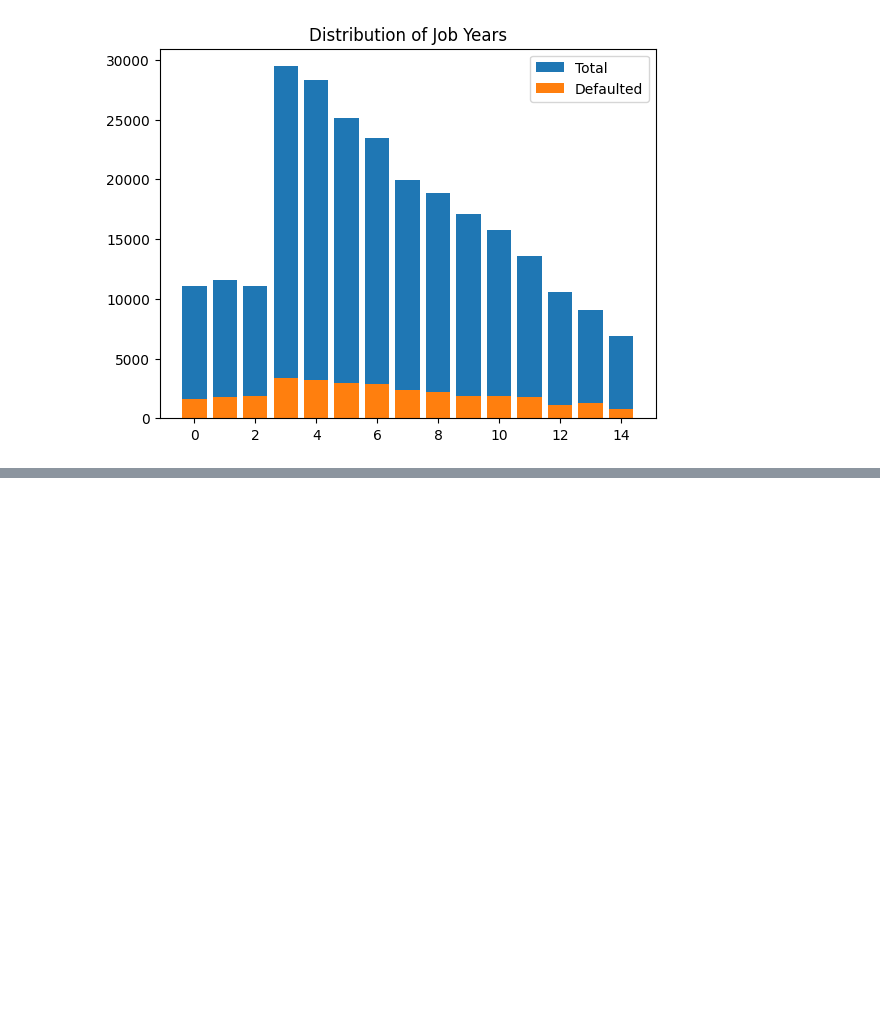
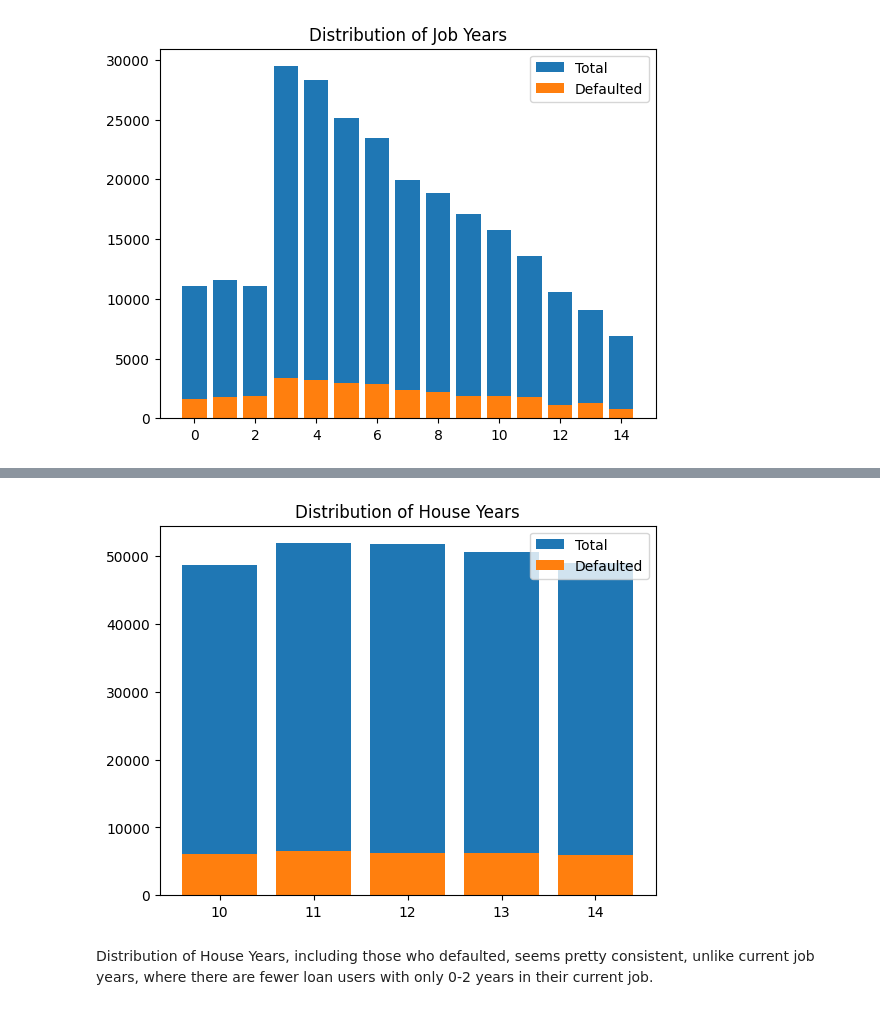
Before and after one commit to BenjaminUy/Predicting-Loan-User-Default-Risk, a Jupyter notebook: notebooks/Cleaning_&_Analysis.ipynb, the cells around one changed output, grey strips where cells are left out. Saved outputs shown, nothing was run; the diff lists cells and outputs as text; code cells hidden in the pictures; blank space fills up the shorter version.

```diff
--- a/notebooks/Cleaning_&_Analysis.ipynb
+++ b/notebooks/Cleaning_&_Analysis.ipynb
@@ -562,0 +511,13 @@ india_cities.reset_index(inplace=True, drop=True)
+# %%
+# CURRENT_HOUSE_YRS
+home_yrs_counts = df['CURRENT_HOUSE_YRS'].value_counts()
+risk_home_yrs_counts = df[df['Risk_Flag'] == 1]['CURRENT_HOUSE_YRS'].value_counts()
+
+home_yrs_counts = home_yrs_counts.to_frame(name='Total')
+risk_home_yrs_counts = risk_home_yrs_counts.to_frame(name='Defaulted')
+
+home_yrs_counts = home_yrs_counts.merge(risk_home_yrs_counts, on='CURRENT_HOUSE_YRS', how='left')
+home_yrs_counts.fillna(0, inplace=True)
+
+home_yrs_counts.sort_index(inplace=True)
+home_yrs_counts.head()
@@ -562,0 +532,10 @@ india_cities.reset_index(inplace=True, drop=True)
+# %%
+plt.bar(home_yrs_counts.index, home_yrs_counts['Total'])
+plt.bar(home_yrs_counts.index, home_yrs_counts['Defaulted'])
+plt.legend(['Total', 'Defaulted'])
+plt.title('Distribution of House Years')
+plt.show()
+# %% [output]
+[figure, added]
+# %% [markdown]
+Distribution of House Years, including those who defaulted, seems pretty consistent, unlike current job years, where there are fewer loan users with only 0-2 years in their current job.
```
Also changed, not shown: parts of 35 cells of this notebook.
